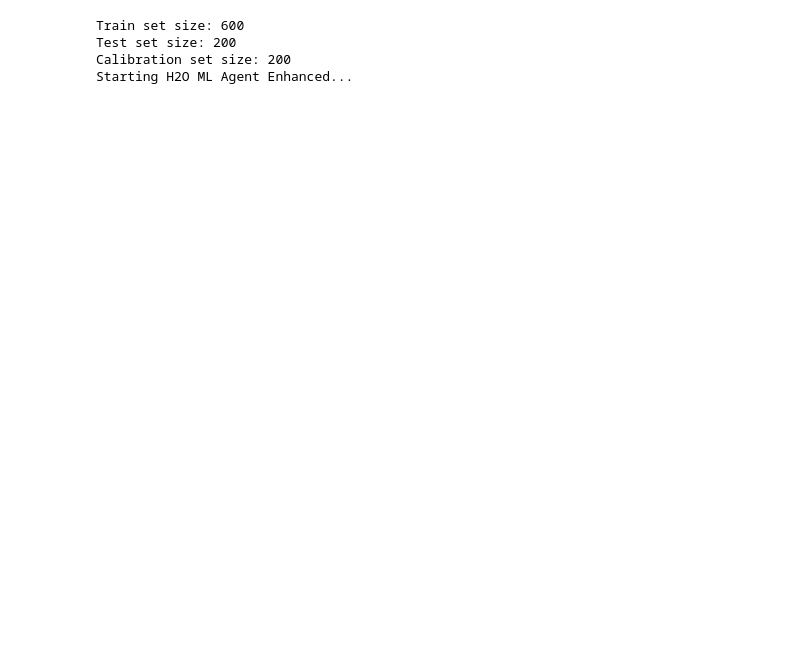
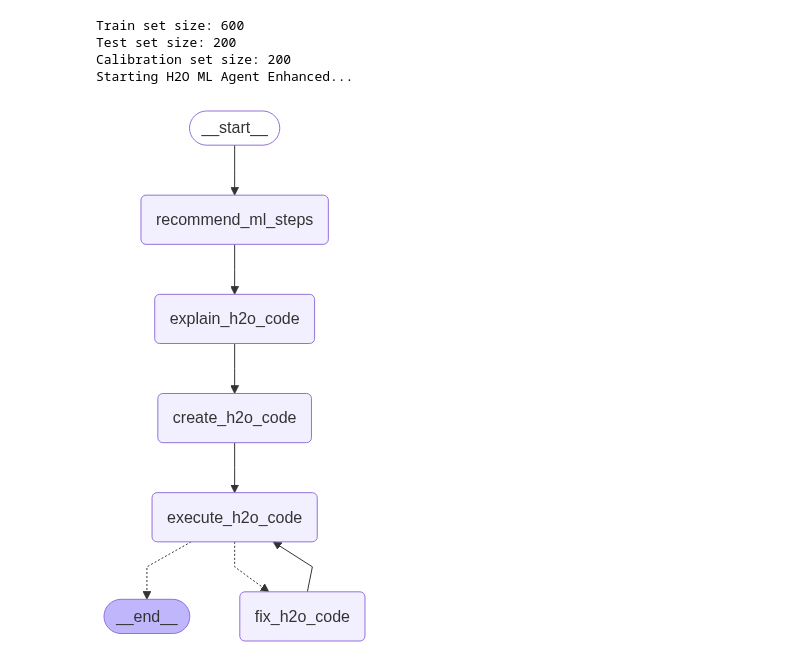
Before and after one commit to sanket1105/Langgraph_ML, a Jupyter notebook: script.ipynb, the cells around one changed output. Cells and saved outputs as stored; diff of their text form; code cells hidden in the pictures; blank space fills up the shorter version.

```diff
--- a/script.ipynb
+++ b/script.ipynb
@@ -103,6 +125,10 @@ Train set size: 600
 Test set size: 200
 Calibration set size: 200
 Starting H2O ML Agent Enhanced...
+# %%
+ml_agent._compiled_graph
+# %% [output]
+[figure, added]
 # %%
 ml_agent.invoke_agent(
     X_train=X_train,
```
Also changed, not shown: parts of 9 cells of this notebook, 5 other files.
